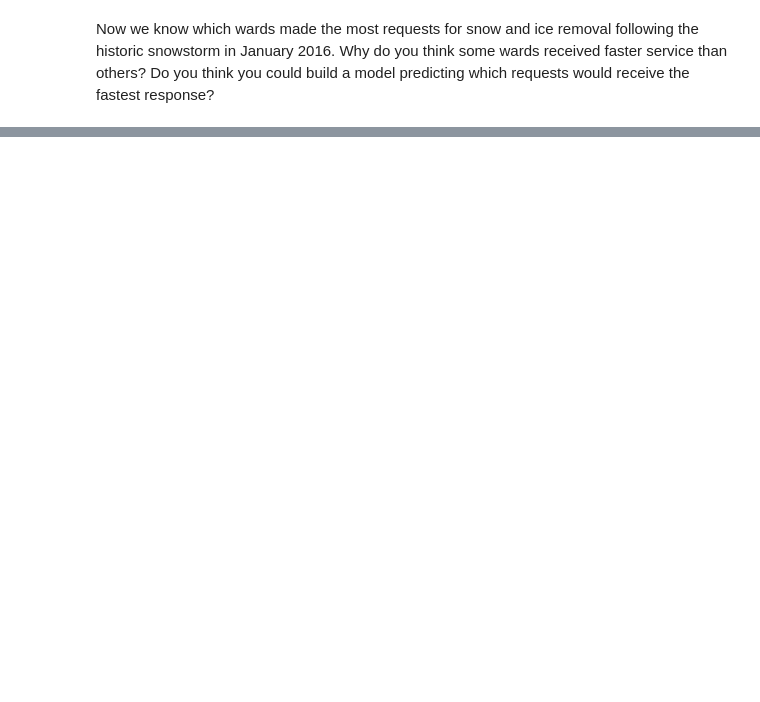
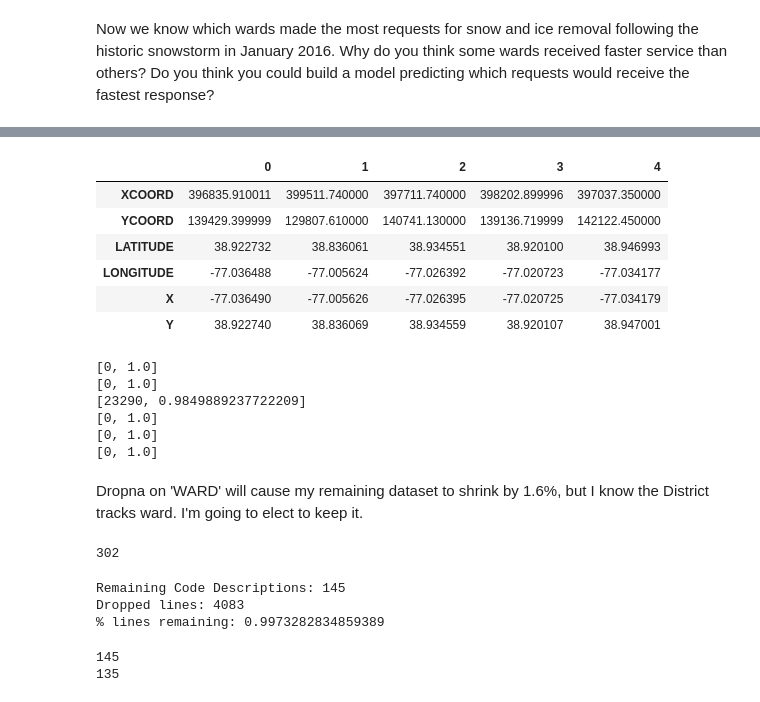
Before and after one commit to dspp-gwu/assignment-02-CLandauGWU, a Jupyter notebook: assignment-02-master/assignment-02.ipynb, the cells around one changed output, grey strips where cells are left out. Drawn from its saved outputs; the diff is of its cells as text; code cells hidden in the pictures; blank space fills up the shorter version.

```diff
--- a/assignment-02-master/assignment-02.ipynb
+++ b/assignment-02-master/assignment-02.ipynb
@@ -540,0 +731,29 @@ Now we know which wards made the most requests for snow and ice removal followin
+# %%
+#Now that I look, it appears that there is are 6 latlong vars.
+latlongs = ['XCOORD', 'YCOORD', 'LATITUDE', 'LONGITUDE', 'X', 'Y']
+big[latlongs].head().T
+# %% [output]
+|  | 0 | 1 | 2 | 3 | 4 |
+| XCOORD | 396835.910011 | 399511.740000 | 397711.740000 | 398202.899996 | 397037.350000 |
+| YCOORD | 139429.399999 | 129807.610000 | 140741.130000 | 139136.719999 | 142122.450000 |
+| LATITUDE | 38.922732 | 38.836061 | 38.934551 | 38.920100 | 38.946993 |
+| LONGITUDE | -77.036488 | -77.005624 | -77.026392 | -77.020723 | -77.034177 |
+| X | -77.036490 | -77.005626 | -77.026395 | -77.020725 | -77.034179 |
+| Y | 38.922740 | 38.836069 | 38.934559 | 38.920107 | 38.947001 |
+# %%
+#X and Y COORD aren't for me, but a quick fillna on X/Y might help.
+big.X.fillna(big['LONGITUDE'])
+big.Y.fillna(big['LATITUDE'])
+new_dx = big.shape[0]
+for i in model_vars:
+    bigna= big.dropna(subset=[i])
+    print(reduction_measure(bigna, new_dx))
+# %% [output]
+[0, 1.0]
+[0, 1.0]
+[23290, 0.9849889237722209]
+[0, 1.0]
+[0, 1.0]
+[0, 1.0]
+# %% [markdown]
+Dropna on 'WARD' will cause my remaining dataset to shrink by 1.6%, but I know the District tracks ward. I'm going to elect to keep it.
@@ -540,0 +765,16 @@ Now we know which wards made the most requests for snow and ice removal followin
+# %%
+#I don't really care about service codes that occur only a few times in the dataset, do I?
+counts = pd.DataFrame(big.SERVICECODEDESCRIPTION.value_counts())
+counts.shape[0]
+# %% [output]
+302
+# %%
+#We can drop more than half the service codes without losing many observations.
+hds = counts[counts['SERVICECODEDESCRIPTION'] > 150]
+print("Remaining Code Descriptions:",hds.shape[0])
+print("Dropped lines:", counts.SERVICECODEDESCRIPTION.sum()-hds.SERVICECODEDESCRIPTION.sum())
+print("% lines remaining:", hds.SERVICECODEDESCRIPTION.sum()/counts.SERVICECODEDESCRIPTION.sum())
+# %% [output]
+Remaining Code Descriptions: 145
+Dropped lines: 4083
+% lines remaining: 0.9973282834859389
@@ -540,0 +785,8 @@ Now we know which wards made the most requests for snow and ice removal followin
+# %%
+#Looks like a bunch of these codes are not for actual services. Noisy data has to go.
+print(len(heads))
+heads = [i for i in heads if i[0:3]!="xxx"]
+print(len(heads))
+# %% [output]
+145
+135
```
Also changed, not shown: parts of 49 cells of this notebook, 4 other files.
